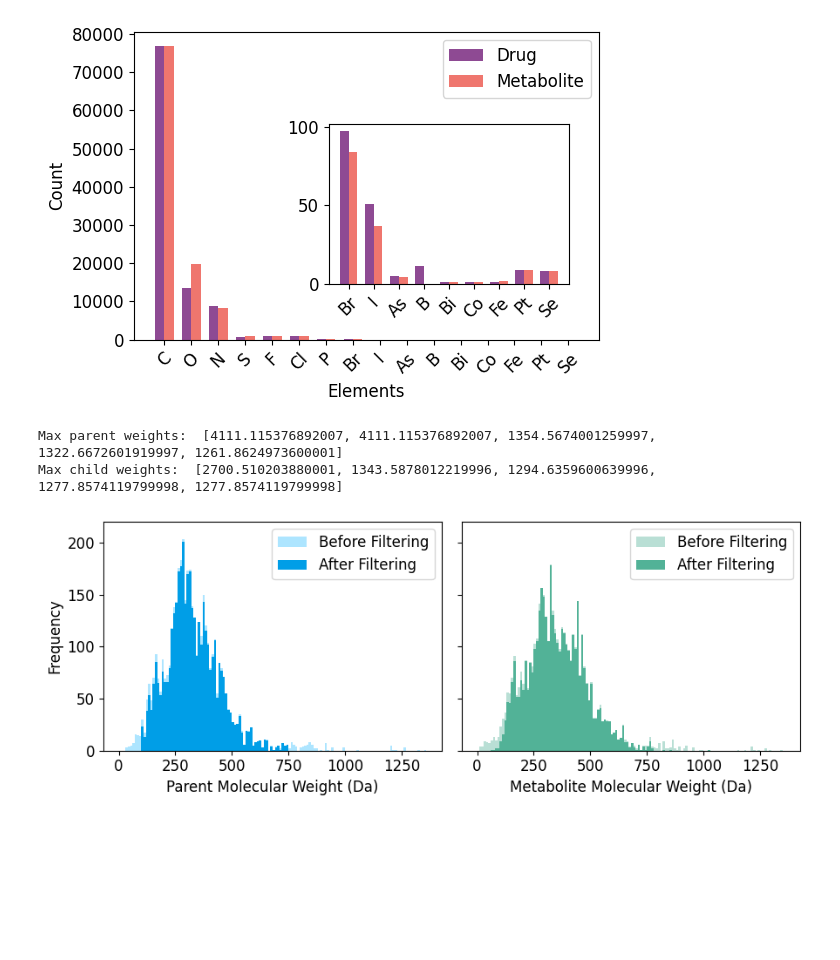
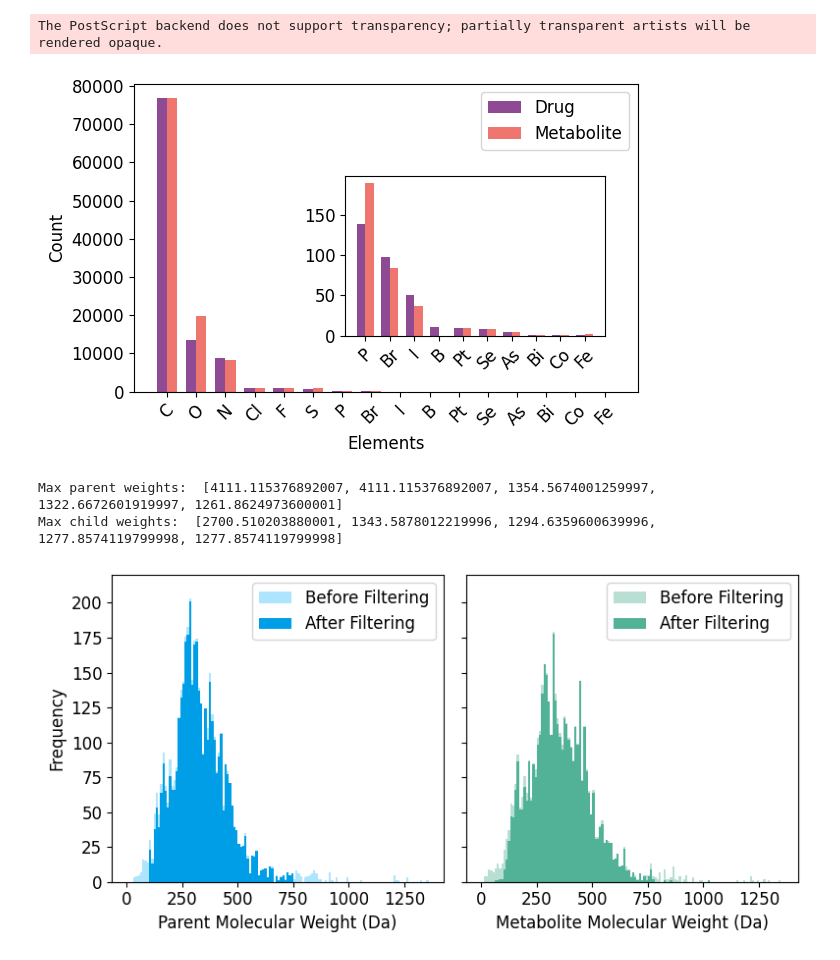
Before and after one commit to tsofiac/LAGOM, a Jupyter notebook: data_analysis/presentation_plots.ipynb, the cells around one changed output. Cells and saved outputs as stored; diff of their text form; code cells hidden in the pictures; blank space fills up the shorter version.

```diff
--- a/data_analysis/presentation_plots.ipynb
+++ b/data_analysis/presentation_plots.ipynb
@@ -33,58 +33,77 @@ def print_atom_counts(atom_counts):
 
 
 def plot_histogram(parent_atom_counts, child_atom_counts, save_figure=None):
-    custom_order = ['C', 'O', 'N', 'S', 'F', 'Cl', 'P', 'Br', 'I']
 
     all_atoms = set(list(parent_atom_counts.keys()) + list(child_atom_counts.keys()))
-    remaining_atoms = sorted([atom for atom in all_atoms if atom not in custom_order])
-    full_order = custom_order + remaining_atoms
 
-    parent_counts = [parent_atom_counts.get(atom, 0) for atom in full_order]
-    child_counts = [child_atom_counts.get(atom, 0) for atom in full_order]
+    atom_data = [(atom, parent_atom_counts.get(atom, 0), child_atom_counts.get(atom, 0)) for atom in all_atoms]
+    sorted_atoms = sorted(atom_data, key=lambda x: x[1], reverse=True)
 
-    plt.figure(figsize=(6, 4))
-    # plt.rcParams.update({'font.size': 12, 'font.family': 'sans-serif'})
+    full_order, parent_counts, child_counts = zip(*sorted_atoms)
+    full_order = list(full_order)
+
+    remaining_atoms = full_order[6:]
+
+    plt.figure(figsize=(6.5, 4))
     bar_width = 0.35
     index = range(len(full_order))
 
-    plt.bar(index, parent_counts, bar_width, label='Drug', color='#8E4A93')
-    plt.bar([i + bar_width for i in index], child_counts, bar_width, label='Metabolite', color='#EF766E')
+    plt.bar(index, parent_counts, bar_width, label="Drug", color="#8E4A93")
+    plt.bar(
+        [i + bar_width for i in index],
+        child_counts,
+        bar_width,
+        label="Metabolite",
+        color="#EF766E",
+    )
 
-    plt.xlabel('Elements')
-    plt.ylabel('Count')
+    plt.xlabel("Elements")
+    plt.ylabel("Count")
     plt.xticks([i + bar_width / 2 for i in index], full_order, rotation=45)
     plt.legend()
 
-    remaining_atoms = ['Br', 'I'] + remaining_atoms
     if remaining_atoms:
         inset_ax = plt.axes([0.45, 0.25, 0.4, 0.4])  # [left, bottom, width, height]
         inset_index = range(len(remaining_atoms))
-        inset_parent_counts = [parent_atom_counts.get(atom, 0) for atom in remaining_atoms]
-        inset_child_counts = [child_atom_counts.get(atom, 0) for atom in remaining_atoms]
+        inset_parent_counts = [
+            parent_atom_counts.get(atom, 0) for atom in remaining_atoms
+        ]
+        inset_child_counts = [
+            child_atom_counts.get(atom, 0) for atom in remaining_atoms
+        ]
 
-        inset_ax.bar(inset_index, inset_parent_counts, bar_width, color='#8E4A93', label='Drug')
-        inset_ax.bar([i + bar_width for i in inset_index], inset_child_counts, bar_width, color='#EF766E', label='Metabolite')
+        inset_ax.bar(
+            inset_index, inset_parent_counts, bar_width, color="#8E4A93", label="Drug"
+        )
+        inset_ax.bar(
+            [i + bar_width for i in inset_index],
+            inset_child_counts,
+            bar_width,
+            color="#EF766E",
+            label="Metabolite",
+        )
 
         inset_ax.set_xticks([i + bar_width / 2 for i in inset_index])
         inset_ax.set_xticklabels(remaining_atoms, rotation=45)
         # inset_ax.set_title('Remaining Atoms')
 
     if save_figure is not None:
         os.makedirs("figures", exist_ok=True)
         plt.savefig(f"figures/{save_figure}.eps", format="eps")
 
     plt.show()
 
 
 after = "../dataset/curated_data/combined_smiles_before_filters.csv"
 data = pd.read_csv(after)
 
 parent_atom_counts = analyse_atoms(data, "parent_smiles")
 child_atom_counts = analyse_atoms(data, "child_smiles")
 
-plot_histogram(parent_atom_counts, child_atom_counts, None)
+plot_histogram(parent_atom_counts, child_atom_counts, "element_count")
 # %% [output]
+The PostScript backend does not support transparency; partially transparent artists will be rendered opaque.
-[figure, old version]
+[figure, new version]
 # %%
 def molecular_weight_analysis_2(dataset):
     metabolite_weights, parent_weights = [], []
@@ -113,8 +132,7 @@ def plot_molecular_weights_comparison(before_file, after_file, save_figure=None)
         df_after
     )
 
-    fig, axes = plt.subplots(1, 2, figsize=(9, 3.5), sharey=True)
-    # plt.rcParams.update({'font.size': 12, 'font.family': 'sans-serif'})
+    fig, axes = plt.subplots(1, 2, figsize=(8, 4), sharey=True)
 
     top_five_maximums = sorted(parent_weights_before, reverse=True)[:5]
     print("Max parent weights: ", top_five_maximums)
@@ -134,7 +152,7 @@ def plot_molecular_weights_comparison(before_file, after_file, save_figure=None)
     )
     axes[0].set_xlabel("Parent Molecular Weight (Da)")
     axes[0].set_ylabel("Frequency")
-    #axes[0].set_xlim(0, 800)
+    # axes[0].set_xlim(0, 800)
     axes[0].legend()
 
     axes[1].hist(
@@ -144,7 +162,7 @@ def plot_molecular_weights_comparison(before_file, after_file, save_figure=None)
         metabolite_weights_after, bins=bins, color="#52B297", label="After Filtering"
     )
     axes[1].set_xlabel("Metabolite Molecular Weight (Da)")
-    #axes[1].set_xlim(0, 800)
+    # axes[1].set_xlim(0, 800)
     axes[1].set_ylim(0, 220)
     axes[1].legend()
 
@@ -162,7 +180,7 @@ plot_molecular_weights_comparison(before, after, None)
 # %% [output]
 Max parent weights:  [4111.115376892007, 4111.115376892007, 1354.5674001259997, 1322.6672601919997, 1261.8624973600001]
 Max child weights:  [2700.510203880001, 1343.5878012219996, 1294.6359600639996, 1277.8574119799998, 1277.8574119799998]
-[figure, old version]
+[figure, new version]
 # %%
 def fingerprint_similarity(csv_file):
     df = pd.read_csv(csv_file)
```
Also changed, not shown: parts of 3 cells of this notebook, 22 other files.
